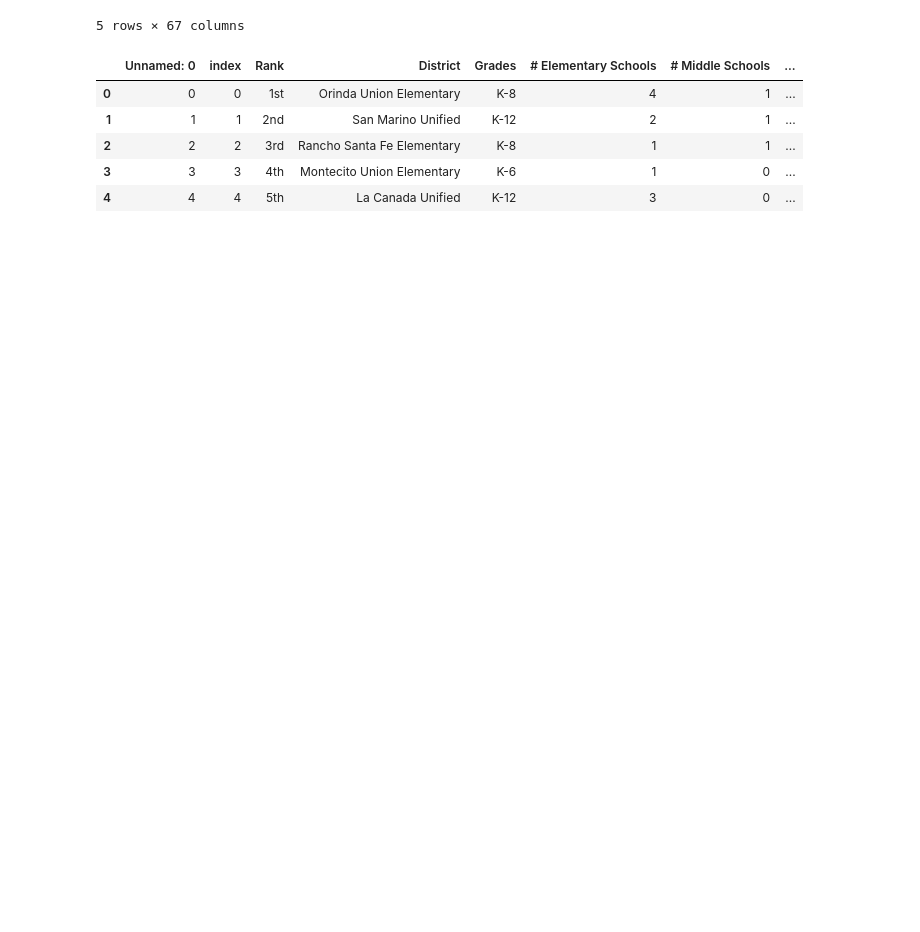
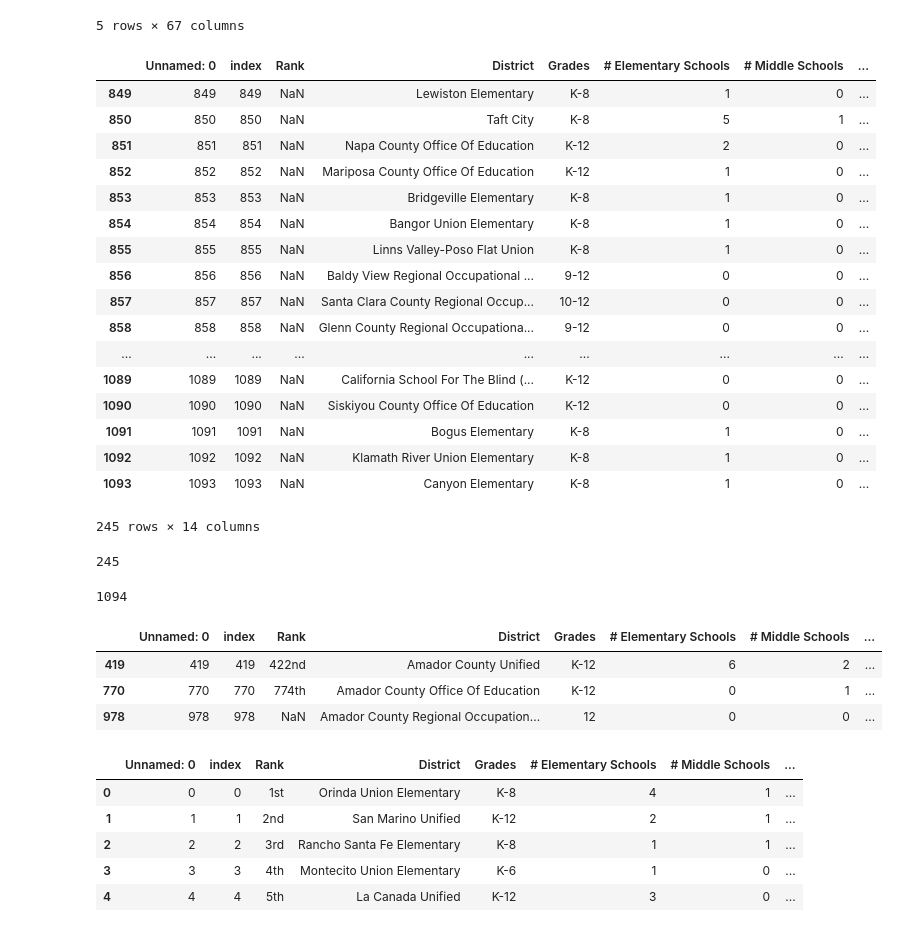
Before and after one commit to SUSA-org/HousingCrisisAPP, a Jupyter notebook: ipynbs/tracts_more_granular.ipynb, the cells around one changed output. Drawn from its saved outputs; the diff is of its cells as text; code cells hidden in the pictures; blank space fills up the shorter version.

Commit message:
fixed NaN in tracts schools

```diff
--- a/ipynbs/tracts_more_granular.ipynb
+++ b/ipynbs/tracts_more_granular.ipynb
@@ -5,10 +5,10 @@ import numpy as np
 import seaborn as sns
 import matplotlib.pyplot as plt
 # %%
-ct = pd.read_csv("csvs/htaindex_data_tracts_06.csv")
-crimes = pd.read_csv("csvs/crimes.csv")
-schools = pd.read_csv("csvs/new_district.csv")
-ct_info = gpd.read_file("tl_2017_06_tract/tl_2017_06_tract.shp")
+ct = pd.read_csv("../csvs/htaindex_data_tracts_06.csv")
+crimes = pd.read_csv("../csvs/crimes.csv")
+schools = pd.read_csv("../csvs/new_district.csv")
+ct_info = gpd.read_file("../tl_2017_06_tract/tl_2017_06_tract.shp")
 # %%
 ct.tract = ct.tract.apply(lambda k: k[1:-1])
 ct.head()
@@ -128,6 +128,42 @@ tracts_with_county.head()
 | 3 | 037 | 06037205110 | 286962 | 0 | +34.0245059 | -118.2142985 | POLYGON ((-118.219635 34.026285, ... | 06037205110 | 1.0 | 3826.0 | ... |
 | 4 | 037 | 06037205120 | 1466129 | 0 | +34.0187546 | -118.2117956 | POLYGON ((-118.220227 34.020564, ... | 06037205120 | 2.0 | 3288.0 | ... |
 5 rows × 67 columns
+# %%
+schools[schools["Rank score (2017)"].isnull()]
+# %% [output]
+|  | Unnamed: 0 | index | Rank | District | Grades | # Elementary Schools | # Middle Schools | ... |
+| 849 | 849 | 849 | NaN | Lewiston Elementary | K-8 | 1 | 0 | ... |
+| 850 | 850 | 850 | NaN | Taft City | K-8 | 5 | 1 | ... |
+| 851 | 851 | 851 | NaN | Napa County Office Of Education | K-12 | 2 | 0 | ... |
+| 852 | 852 | 852 | NaN | Mariposa County Office Of Education | K-12 | 1 | 0 | ... |
+| 853 | 853 | 853 | NaN | Bridgeville Elementary | K-8 | 1 | 0 | ... |
+| 854 | 854 | 854 | NaN | Bangor Union Elementary | K-8 | 1 | 0 | ... |
+| 855 | 855 | 855 | NaN | Linns Valley-Poso Flat Union | K-8 | 1 | 0 | ... |
+| 856 | 856 | 856 | NaN | Baldy View Regional Occupational ... | 9-12 | 0 | 0 | ... |
+| 857 | 857 | 857 | NaN | Santa Clara County Regional Occup... | 10-12 | 0 | 0 | ... |
+| 858 | 858 | 858 | NaN | Glenn County Regional Occupationa... | 9-12 | 0 | 0 | ... |
+| ... | ... | ... | ... | ... | ... | ... | ... | ... |
+| 1089 | 1089 | 1089 | NaN | California School For The Blind (... | K-12 | 0 | 0 | ... |
+| 1090 | 1090 | 1090 | NaN | Siskiyou County Office Of Education | K-12 | 0 | 0 | ... |
+| 1091 | 1091 | 1091 | NaN | Bogus Elementary | K-8 | 1 | 0 | ... |
+| 1092 | 1092 | 1092 | NaN | Klamath River Union Elementary | K-8 | 1 | 0 | ... |
+| 1093 | 1093 | 1093 | NaN | Canyon Elementary | K-8 | 1 | 0 | ... |
+245 rows × 14 columns
+# %%
+len(schools[schools["Rank score (2017)"].isnull()])
+# %% [output]
+245
+# %%
+len(schools)
+# %% [output]
+1094
+# %%
+schools[schools["County"] == 'Amador']
+# %% [output]
+|  | Unnamed: 0 | index | Rank | District | Grades | # Elementary Schools | # Middle Schools | ... |
+| 419 | 419 | 419 | 422nd | Amador County Unified | K-12 | 6 | 2 | ... |
+| 770 | 770 | 770 | 774th | Amador County Office Of Education | K-12 | 0 | 1 | ... |
+| 978 | 978 | 978 | NaN | Amador County Regional Occupation... | 12 | 0 | 0 | ... |
 # %%
 schools.head()
 # %% [output]
```
Also changed, not shown: parts of 9 cells of this notebook, 1 other file.
